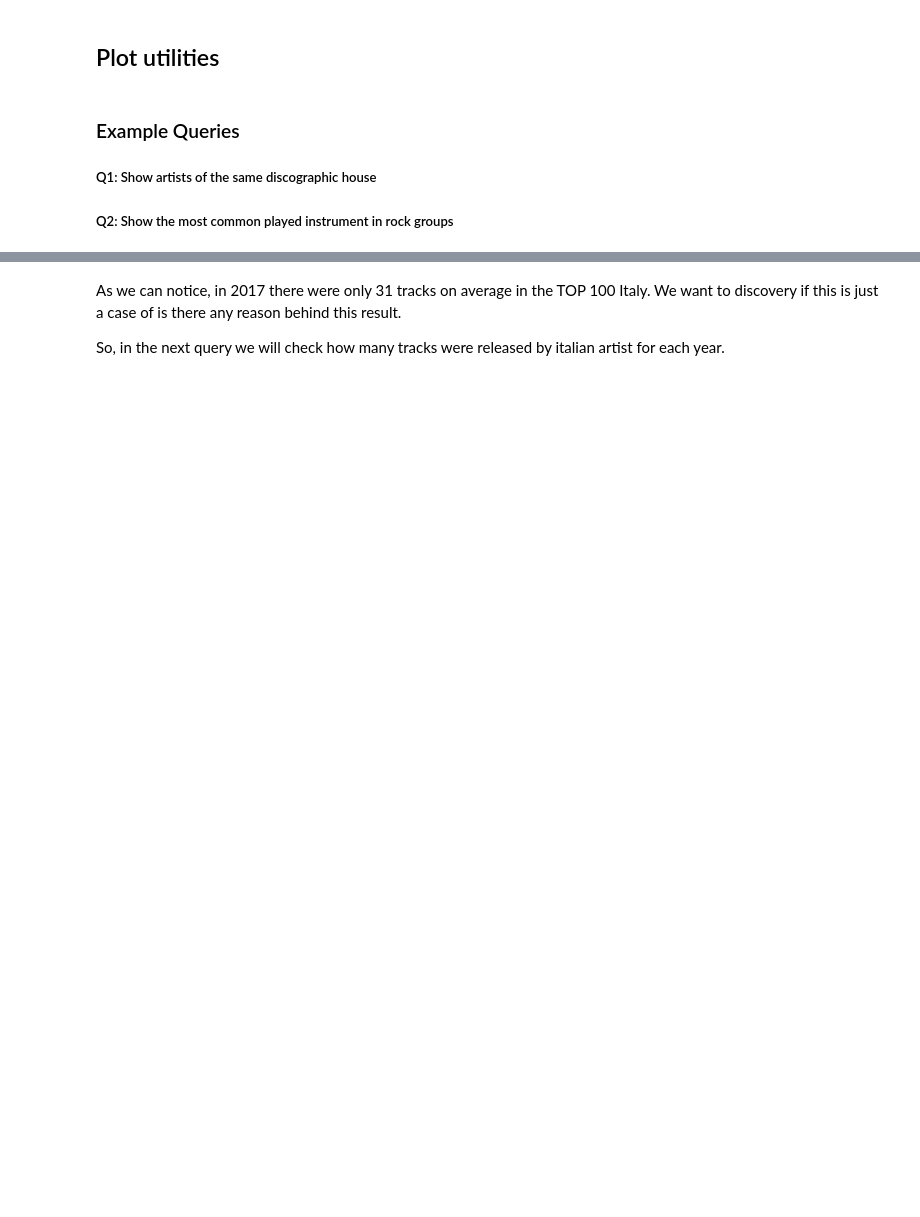
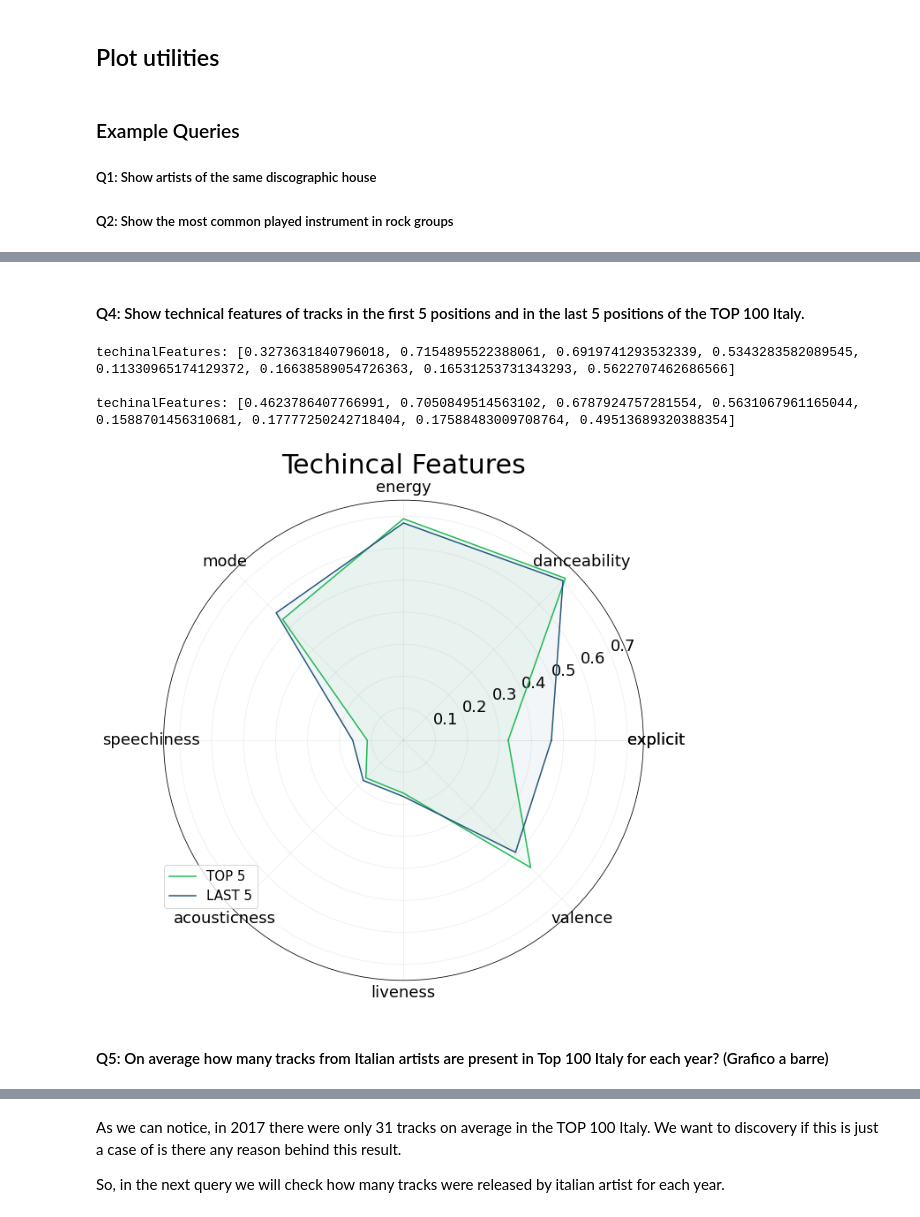
Before and after one commit to luca-martinelli-09/spotify-pg, a Jupyter notebook: spotifyQueries.ipynb, the cells around one changed output, grey strips where cells are left out. Drawn from its saved outputs; the diff is of its cells as text; code cells hidden in the pictures; blank space fills up the shorter version.

```diff
--- a/spotifyQueries.ipynb
+++ b/spotifyQueries.ipynb
@@ -317 +316,70 @@ techinalFeatures: [0.1634150383592857, 0.7046209646790724, 0.6936555260159518, 0
+# %% [markdown]
+#### Q4: Show technical features of tracks in the first 5 positions and in the last 5 positions of the TOP 100 Italy.
+# %%
+# Q4: Show technical features of tracks in the first 5 positions and in the last 5 positions of the TOP 100 Italy.
+
+# connect to the DB
+driver = GraphDatabase.driver(params.uri, auth=(params.user, params.dbpsw))
+# create a session
+session = driver.session()
+
+# Define lists to contain the results
+technicalFeatures = []
+
+####### TOP 5 POSITIONS #######
+result = session.run("""
+    MATCH (t:Track)-[r:isPositionedIn]->(ch:Chart)-[:isReferredTo]->(c2:Country{id:"IT"})
+    WHERE r.position <=5
+    RETURN AVG(toInteger(t.explicit)), AVG(t.danceability), AVG(t.energy), AVG(t.mode), AVG(t.speechiness), AVG(t.acousticness), AVG(t.liveness), AVG(t.valence)
+""")
+
+for r in result:
+    returnedData = r.values()
+
+    # Retrieve techincal features
+    technicalFeatures.append([returnedData[0], returnedData[1], returnedData[2], returnedData[3], returnedData[4], returnedData[5], returnedData[6], returnedData[7]])
+
+print("techinalFeatures: {}".format(technicalFeatures[0]))
+print("")
+################################
+
+####### LAST 5 POSITIONS #######
+result = session.run("""
+    MATCH (c1:Country{id:"IT"})<-[:hasNationality]-(p:Person)-[:isMemberOf]->(a:Artist)-[:partecipateIn]->(t:Track)-[r:isPositionedIn]->(ch:Chart)-[:isReferredTo]->(c2:Country{id:"IT"})
+    WHERE r.position >=95
+    RETURN AVG(toInteger(t.explicit)), AVG(t.danceability), AVG(t.energy), AVG(t.mode), AVG(t.speechiness), AVG(t.acousticness), AVG(t.liveness), AVG(t.valence)
+""")
+
+for r in result:
+    returnedData = r.values()
+    # Retrieve techincal features
+    technicalFeatures.append([returnedData[0], returnedData[1], returnedData[2], returnedData[3], returnedData[4], returnedData[5], returnedData[6], returnedData[7]])
+
+print("techinalFeatures: {}".format(technicalFeatures[1]))
+print("")
+################################
+
+plotResults(
+    title="Techincal Features",
+    yArr=technicalFeatures,
+    xTicks=["explicit","danceability","energy","mode","speechiness","acousticness","liveness","valence"],
+    legend=["TOP 5","LAST 5"],
+    yLim = [0, 0.75],
+    style="polar",
+    showGrid=True,
+    fillPlot=True,
+    legendLocation=[0, 0.15],
+    figSize=(10, 10),
+)
+
+
+session.close()
+driver.close()
+# %% [output]
+techinalFeatures: [0.3273631840796018, 0.7154895522388061, 0.6919741293532339, 0.5343283582089545, 0.11330965174129372, 0.16638589054726363, 0.16531253731343293, 0.5622707462686566]
+
+techinalFeatures: [0.4623786407766991, 0.7050849514563102, 0.6787924757281554, 0.5631067961165044, 0.1588701456310681, 0.17777250242718404, 0.17588483009708764, 0.49513689320388354]
+[figure, added]
+# %% [markdown]
+#### Q5: On average how many tracks from Italian artists are present in Top 100 Italy for each year? (Grafico a barre)
 # %%
```
Also changed, not shown: parts of 35 cells of this notebook, 7 other files.
